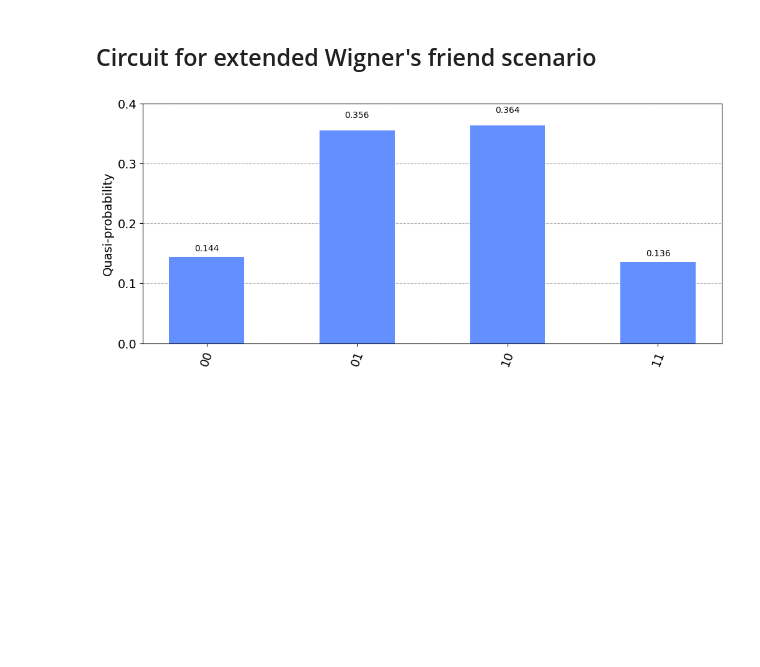
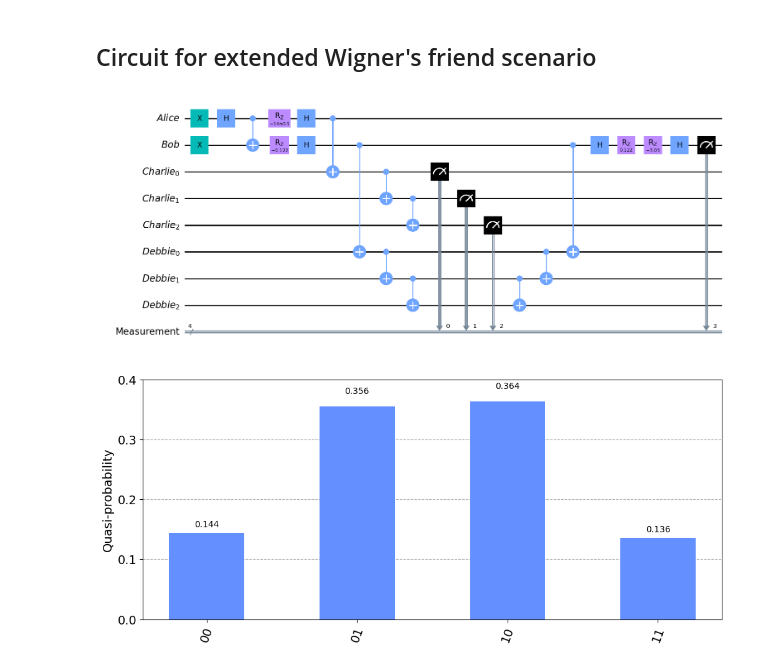
Before and after one commit to unitaryfund/wigners_friend, a Jupyter notebook: notebooks/ewfs_measurements.ipynb, the cells around one changed output. Drawn from its saved outputs; the diff is of its cells as text; code cells hidden in the pictures; blank space fills up the shorter version.

```diff
--- a/notebooks/ewfs_measurements.ipynb
+++ b/notebooks/ewfs_measurements.ipynb
@@ -367,10 +367,12 @@ def ewfs(alice_setting: Setting,
 
     return qc
 # %%
-size = 4
-setting = (3,2)
+size = 3
+setting = (1,2)
 qc = ewfs(setting[0], setting[1], ANGLES, BETA, size, size)
-#qc.draw("mpl")
+qc.draw("mpl")
+# %% [output]
+[figure, added]
 # %%
 noise_bit_flip = bitflip_model(0.03)
 
```
Also changed, not shown: 1 other file.
